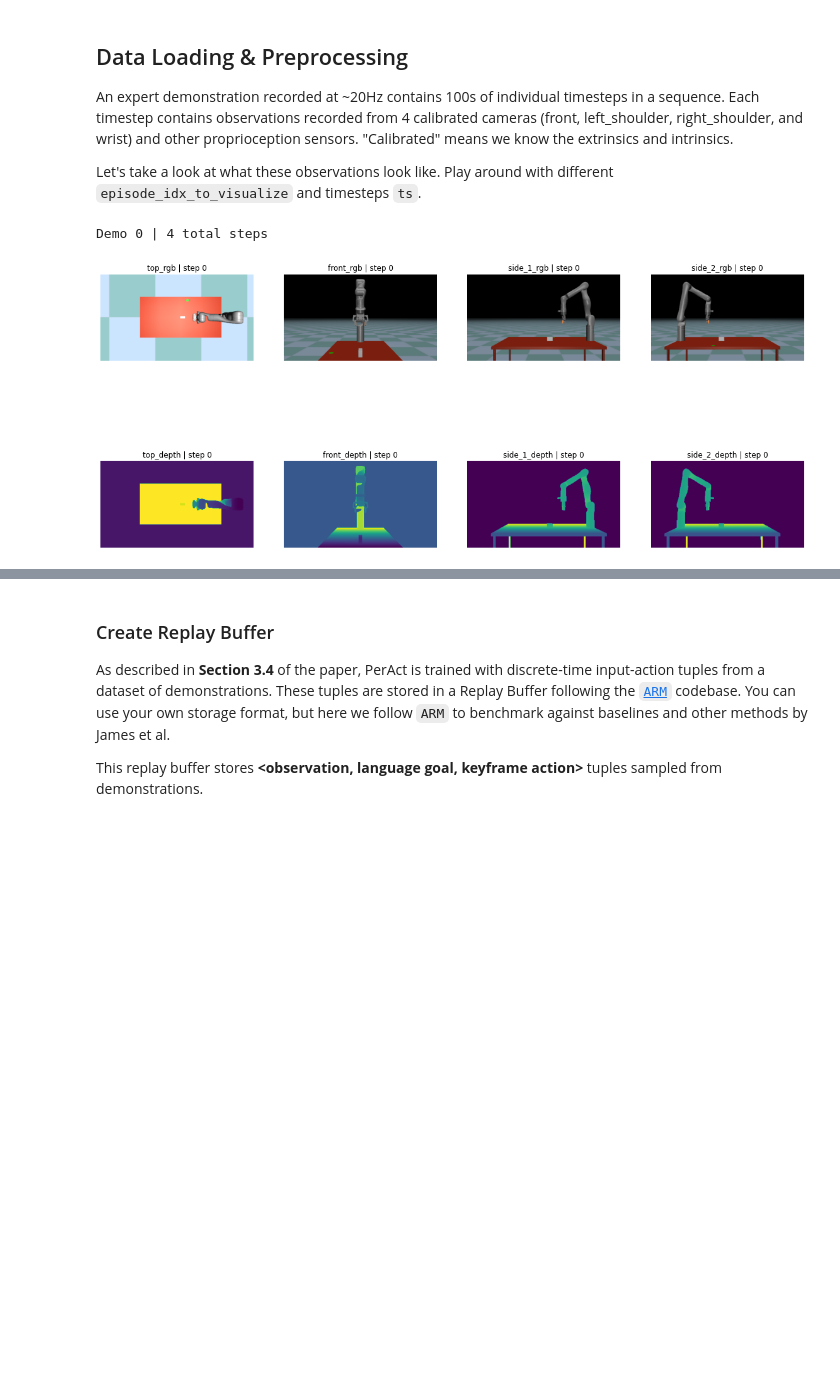
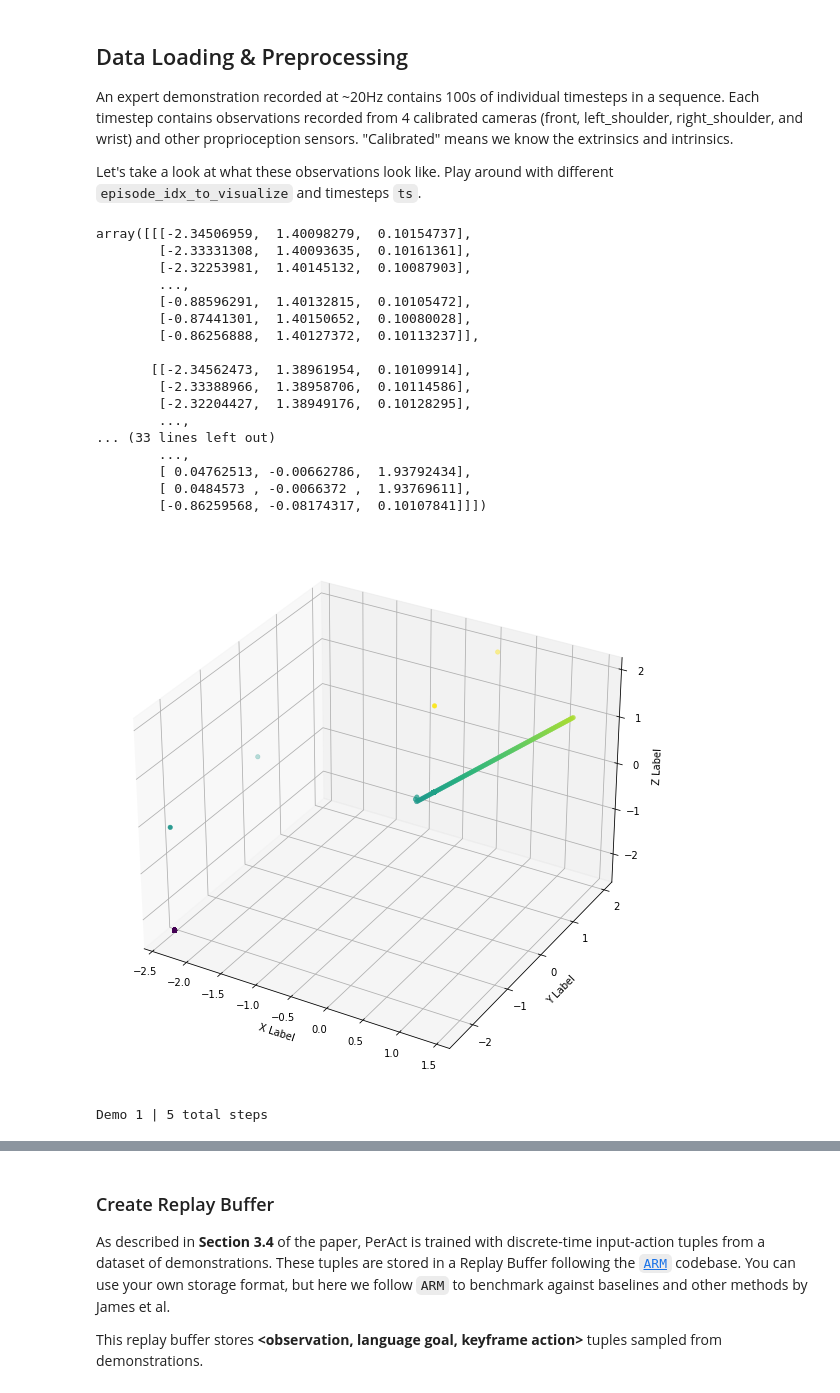
Before and after one commit to ngkhiem97/mujoco-peract, a Jupyter notebook: PerAct_Tutorial.ipynb, the cells around one changed output, grey strips where cells are left out. Drawn from its saved outputs; the diff is of its cells as text; code cells hidden in the pictures; blank space fills up the shorter version.

```diff
--- a/PerAct_Tutorial.ipynb
+++ b/PerAct_Tutorial.ipynb
@@ -212,42 +225,77 @@ def get_stored_demo(data_path, index):
 # %%
 from rlbench.backend.utils import extract_obs
 
+import pprint
+
 # what to visualize
-episode_idx_to_visualize = 0 # out of 10 demos
+episode_idx_to_visualize = 1 # out of 10 demos
 ts = 0 # timestep out of total timesteps
 
 # get demo
-obs = get_stored_demo(data_path=data_path,
+demo = get_stored_demo(data_path=data_path,
                       index=episode_idx_to_visualize)
 
+pprint.pprint(demo[ts].front_point_cloud)
+
+# visualize the point cloud
+fig = plt.figure(figsize=(20, 10))
+ax = fig.add_subplot(111, projection='3d')
+ax.scatter(demo[ts].front_point_cloud[:, 0], demo[ts].front_point_cloud[:, 1], demo[ts].front_point_cloud[:, 2], c=demo[ts].front_point_cloud[:, 2], cmap='viridis', linewidth=0.5)
+ax.set_xlabel('X Label')
+ax.set_ylabel('Y Label')
+ax.set_zlabel('Z Label')
+plt.show()
+
+# extract obs at timestep
+obs_dict = extract_obs(demo[ts], CAMERAS, t=ts)
+
+# print(obs_dict)
+
 # total timesteps in demo
-print(f"Demo {episode_idx_to_visualize} | {len(obs)} total steps\n")
+print(f"Demo {episode_idx_to_visualize} | {len(demo)} total steps\n")
 
 # plot rgb and depth at timestep
 fig = plt.figure(figsize=(20, 10))
 rows, cols = 2, len(CAMERAS)
 
 plot_idx = 1
 for camera in CAMERAS:
   # rgb
   rgb_name = "%s_%s" % (camera, 'rgb')
-  rgb = getattr(obs[ts], rgb_name)
+  rgb = np.transpose(obs_dict[rgb_name], (1, 2, 0))
   fig.add_subplot(rows, cols, plot_idx)
   plt.imshow(rgb)
   plt.axis('off')
   plt.title("%s_rgb | step %s" % (camera, ts))
 
   # depth
   depth_name = "%s_%s" % (camera, 'depth')
-  depth = getattr(obs[ts], depth_name)
+  depth = np.transpose(obs_dict[depth_name], (1, 2, 0)).reshape(IMAGE_SIZE, IMAGE_SIZE)
   fig.add_subplot(rows, cols, plot_idx+len(CAMERAS))
   plt.imshow(depth)
   plt.axis('off')
   plt.title("%s_depth | step %s" % (camera, ts))
 
   plot_idx += 1
 
 plt.show()
 # %% [output]
-Demo 0 | 4 total steps
+array([[[-2.34506959,  1.40098279,  0.10154737],
+        [-2.33331308,  1.40093635,  0.10161361],
+        [-2.32253981,  1.40145132,  0.10087903],
+        ...,
+        [-0.88596291,  1.40132815,  0.10105472],
+        [-0.87441301,  1.40150652,  0.10080028],
+        [-0.86256888,  1.40127372,  0.10113237]],
+
+       [[-2.34562473,  1.38961954,  0.10109914],
+        [-2.33388966,  1.38958706,  0.10114586],
+        [-2.32204427,  1.38949176,  0.10128295],
+        ...,
+... (33 lines left out)
+        ...,
+        [ 0.04762513, -0.00662786,  1.93792434],
+        [ 0.0484573 , -0.0066372 ,  1.93769611],
+        [-0.86259568, -0.08174317,  0.10107841]]])
-[figure, old version]
+[figure, new version]
+Demo 1 | 5 total steps
```
Also changed, not shown: parts of 8 cells of this notebook, 1 other file.
